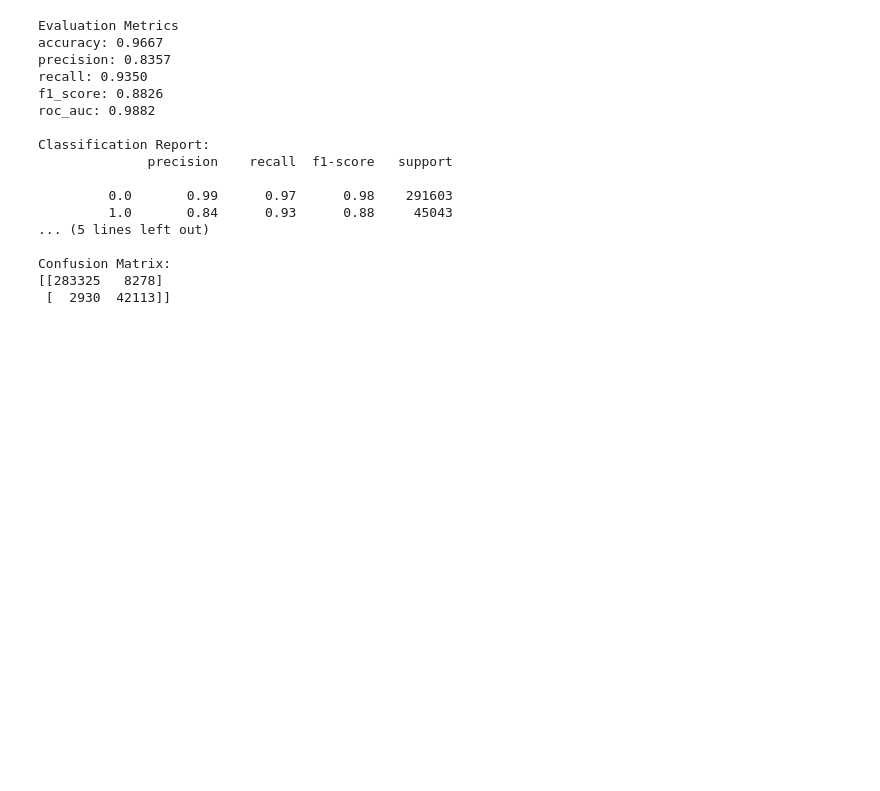
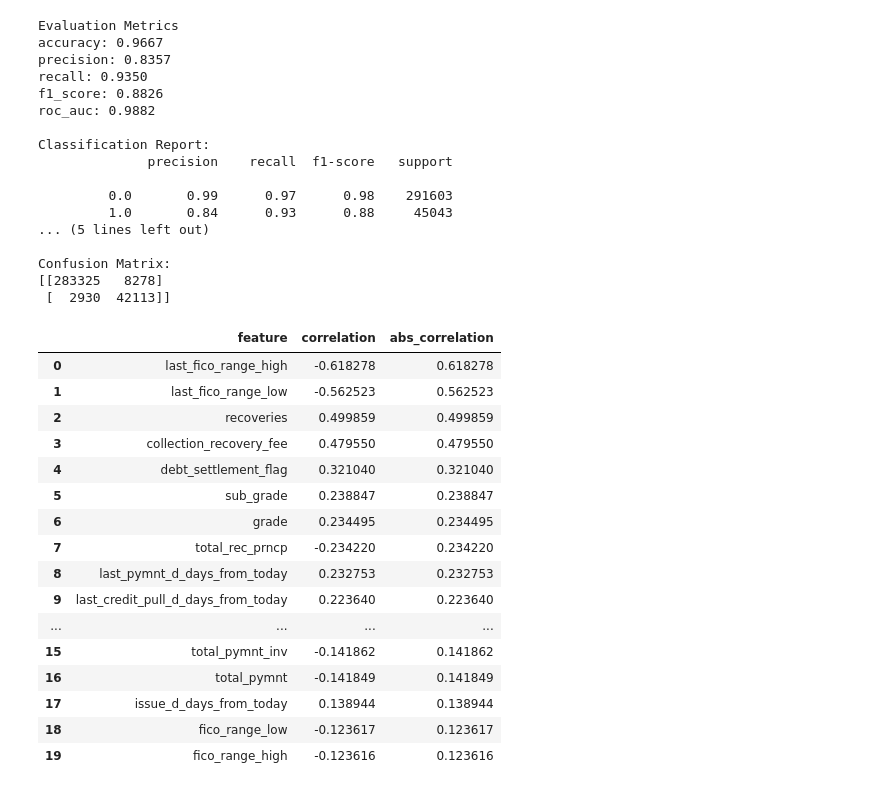
Before and after one commit to GusdPaula/MLENG_FIAP, a Jupyter notebook: fase_4/notebooks/EDA.ipynb, the cells around one changed output. Cells and saved outputs as stored; diff of their text form; code cells hidden in the pictures; blank space fills up the shorter version.

```diff
--- a/fase_4/notebooks/EDA.ipynb
+++ b/fase_4/notebooks/EDA.ipynb
@@ -589,0 +634,22 @@ Confusion Matrix:
+# %%
+correlations = get_feature_correlations(X_train, y_train, top_n=20)
+
+correlations.sort_values(by="abs_correlation", ascending=False)
+# %% [output]
+|  | feature | correlation | abs_correlation |
+| 0 | last_fico_range_high | -0.618278 | 0.618278 |
+| 1 | last_fico_range_low | -0.562523 | 0.562523 |
+| 2 | recoveries | 0.499859 | 0.499859 |
+| 3 | collection_recovery_fee | 0.479550 | 0.479550 |
+| 4 | debt_settlement_flag | 0.321040 | 0.321040 |
+| 5 | sub_grade | 0.238847 | 0.238847 |
+| 6 | grade | 0.234495 | 0.234495 |
+| 7 | total_rec_prncp | -0.234220 | 0.234220 |
+| 8 | last_pymnt_d_days_from_today | 0.232753 | 0.232753 |
+| 9 | last_credit_pull_d_days_from_today | 0.223640 | 0.223640 |
+| ... | ... | ... | ... |
+| 15 | total_pymnt_inv | -0.141862 | 0.141862 |
+| 16 | total_pymnt | -0.141849 | 0.141849 |
+| 17 | issue_d_days_from_today | 0.138944 | 0.138944 |
+| 18 | fico_range_low | -0.123617 | 0.123617 |
+| 19 | fico_range_high | -0.123616 | 0.123616 |
```
Also changed, not shown: parts of 1 cell of this notebook.
